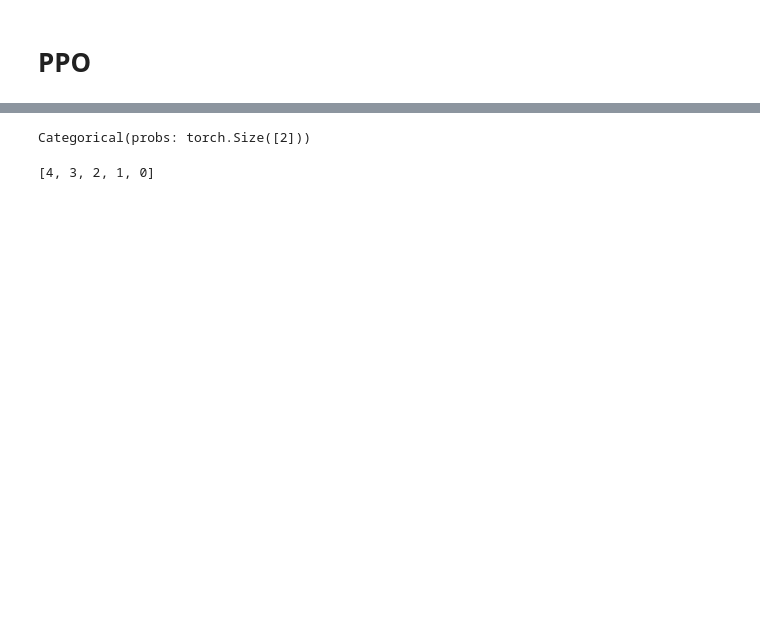
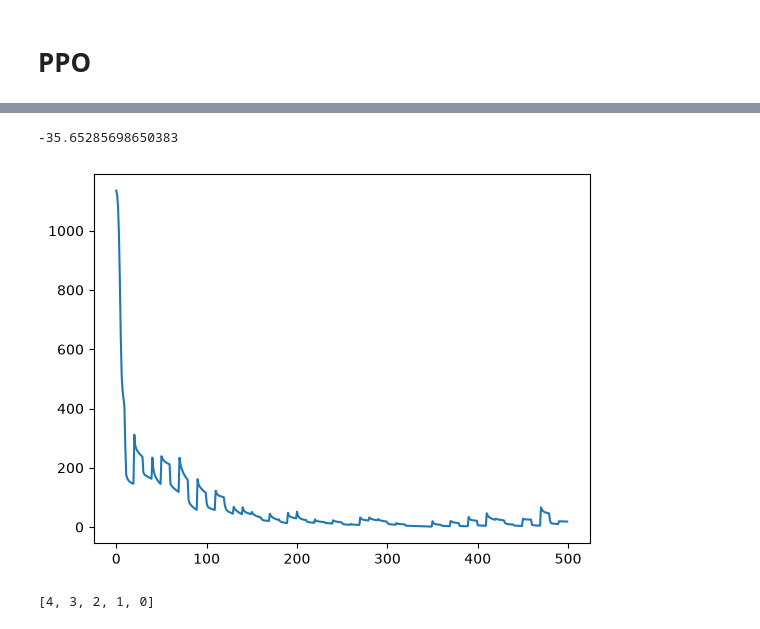
Before and after one commit to hasnainahmad921/rl, a Jupyter notebook: ppo.ipynb, the cells around one changed output, grey strips where cells are left out. Saved outputs shown, nothing was run; the diff lists cells and outputs as text; code cells hidden in the pictures; blank space fills up the shorter version.

```diff
--- a/ppo.ipynb
+++ b/ppo.ipynb
@@ -12,10 +12,10 @@ import torch.nn as nn
 from torch.distributions.categorical import Categorical
 # %%
 class PolicyNetwork(nn.Module):
-    def __init__(self, state_dim, action_dim, checkpoint_dir = "", file_name = "policy.pth") -> None:
+    def __init__(self, state_dim, action_dim, checkpoint_dir = "./", file_name = "policy.pth") -> None:
         super().__init__()
 
-        self.device = "cude" if torch.cuda.is_available() else "cpu"
+        self.device = "cuda" if torch.cuda.is_available() else "cpu"
 
         self.net = nn.Sequential(
             nn.Linear(state_dim, 100),
@@ -23,9 +23,11 @@ class PolicyNetwork(nn.Module):
             nn.Linear(100, 50),
             nn.ReLU(),
             nn.Linear(50, action_dim)
-        ).to(self.device)
+        )
 
         self.checkpoint_dir = os.path.join(checkpoint_dir, file_name)
+
+        self.to(self.device)
 
     def forward(self, x):
         return self.net(x)
@@ -41,10 +43,10 @@ class PolicyNetwork(nn.Module):
 
 
 class ValueNetwork(nn.Module):
-    def __init__(self, state_dim, checkpoint_dir = "", file_name = "value.pth") -> None:
+    def __init__(self, state_dim, checkpoint_dir = "./", file_name = "value.pth") -> None:
         super().__init__()
 
-        self.device = "cude" if torch.cuda.is_available() else "cpu"
+        self.device = "cuda" if torch.cuda.is_available() else "cpu"
 
         self.net = nn.Sequential(
             nn.Linear(state_dim, 100),
@@ -52,9 +54,11 @@ class ValueNetwork(nn.Module):
             nn.Linear(100, 10),
             nn.ReLU(),
             nn.Linear(10, 1)
-        ).to(self.device)
+        )
 
         self.checkpoint_dir = os.path.join(checkpoint_dir, file_name)
+
+        self.to(self.device)
 
 
     def forward(self, x):
@@ -97,6 +101,8 @@ class RollOutMemory:
         self.values.clear()
         self.old_log_probs.clear()
         self.dones.clear()
+        self.advantages.clear()
+        self.returns.clear()
 
     def sample(self, batch_size):
         n = len(self.rewards)
@@ -106,12 +112,8 @@ class RollOutMemory:
             yield (
                 [self.states[i] for i in batch_indices],
                 [self.actions[i] for i in batch_indices],
-                [self.rewards[i] for i in batch_indices],
-                [self.next_states[i] for i in batch_indices],
-                [self.values[i] for i in batch_indices],
                 [self.old_log_probs[i] for i in batch_indices],
                 [self.advantages[i] for i in batch_indices],
                 [self.returns[i] for i in batch_indices],
-                [self.dones[i] for i in batch_indices],
             )
 # %%
@@ -254,4 +296,4 @@ tensor([[-0.0022,  1.4035, -0.2270,  ...,  0.0514,  0.0000,  0.0000],
 # %%
 agent = PPOAgent("LunarLander-v3", 8, 4)
 # %%
-agent.train()
+losses = agent.train(rollouts=2048, batch_size=64)
@@ -258,13 +318,14 @@ agent.train()
 # %%
-actions_logits = Categorical(torch.tensor([0.5, 0.5]))
-actions_logits
+agent.act()
 # %% [output]
-Categorical(probs: torch.Size([2]))
+-35.65285698650383
 # %%
-a = []
+import matplotlib.pyplot as plt
 
-for i in reversed(range(5)):
-    a.append(i)
+plt.plot(losses)
+plt.show()
+# %% [output]
+[figure, added]
 # %%
 a
 # %% [output]
```
Also changed, not shown: parts of 6 cells of this notebook, 1 other file.
